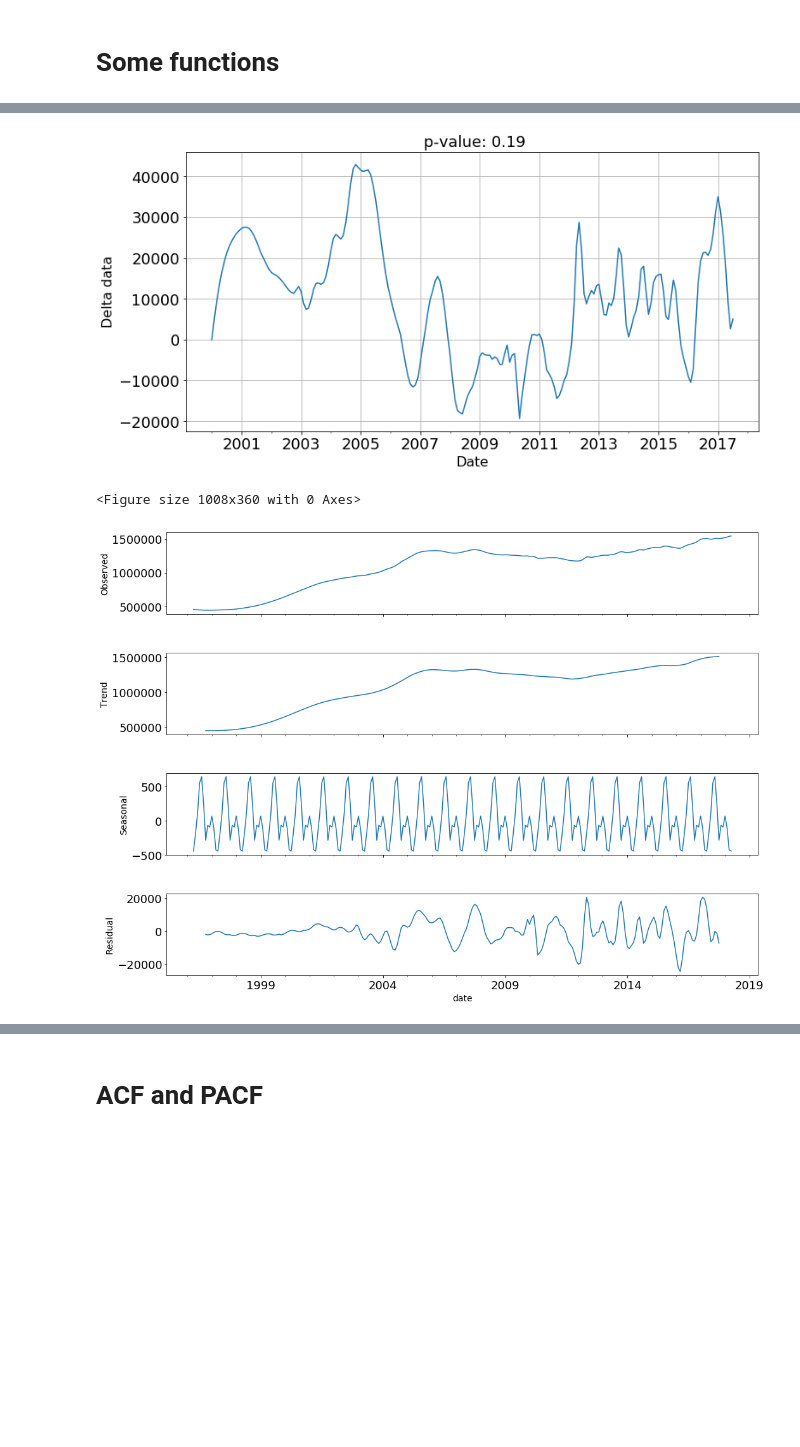
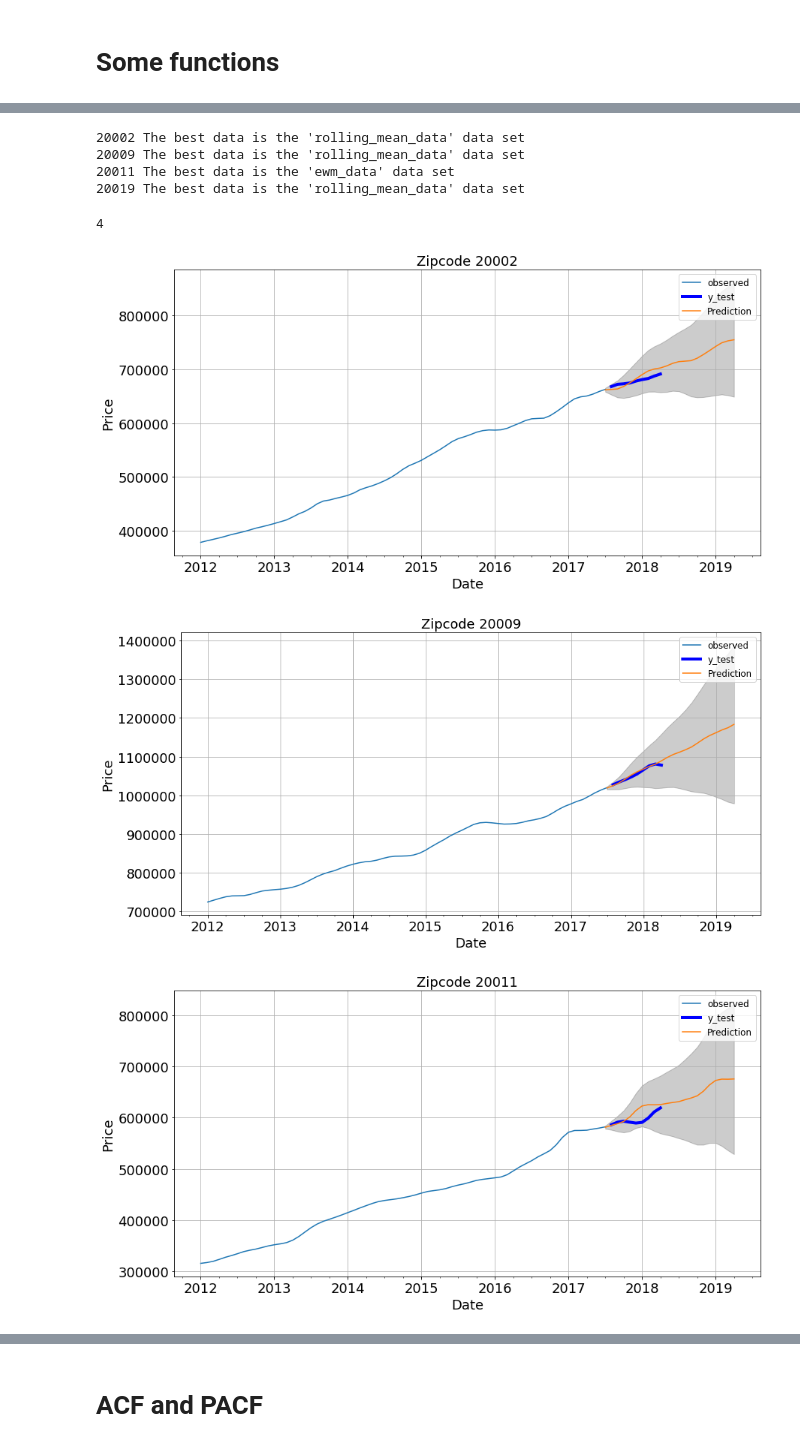
Before and after one commit to angelmanzur/TimeSeries_Zillow_Proj, a Jupyter notebook: Zillow_project-Angel.ipynb, the cells around one changed output, grey strips where cells are left out. Saved outputs shown, nothing was run; the diff lists cells and outputs as text; code cells hidden in the pictures; blank space fills up the shorter version.

```diff
--- a/Zillow_project-Angel.ipynb
+++ b/Zillow_project-Angel.ipynb
@@ -267,13 +363,49 @@ The best data is the 'ewm_data' data set
-# %%
-Plot_Compare(y_train, ybest_data)
-# %% [output]
-[figure, removed]
-# %%
-decomp = sm.tsa.seasonal_decompose(y, model='additive')
-
-fig = plt.figure()
-fig = decomp.plot()
-fig.set_size_inches(15, 12)
-# %% [output]
-<Figure size 1008x360 with 0 Axes>
-[figure, removed]
+# %%
+results = []
+train_data = []
+test_data =[]
+for zipcode in zipcodes[:4]:
+    time_start = '2012'
+    time_cut = '2017-07'
+    y = dc_df_T[zipcode].resample('MS').mean()
+    y_train = y[time_start:time_cut]
+
+    y_test = y[time_cut:]
+    y_test = y_test[1:]
+
+    # make it stationary
+    name, pvalue, ybest_data = Trend_elimination(y_train)
+    print("{} The best data is the '{}' data set".format(zipcode, name))
+
+    # Get the Parameters on the difference between y and ybest
+    y_diff = y_train - ybest_data
+    y_diff.dropna(inplace=True)
+    p_params = Get_p_params(y_diff)
+    q_params = Get_q_params(y_diff)
+
+    # Fit the MODEL
+    model, best_order, best_seasonal_order = Get_Best_Model(y_train,
+                                                        p_params,
+                                                        q_params)
+
+    result = model.fit()
+    results.append(result)
+    train_data.append(y_train)
+    test_data.append(y_test)
+# %% [output]
+20002 The best data is the 'rolling_mean_data' data set
+20009 The best data is the 'rolling_mean_data' data set
+20011 The best data is the 'ewm_data' data set
+20019 The best data is the 'rolling_mean_data' data set
+# %%
+len(test_)
+# %% [output]
+4
+# %%
+for i, val in enumerate(zipcodes[:4]):
+    print
+    Make_PredictionPlot(results[i], train_data[i], test_data[i], val)
+# %% [output]
+[figure, added]
+[figure, added]
+[figure, added]
```
Also changed, not shown: parts of 19 cells of this notebook.
